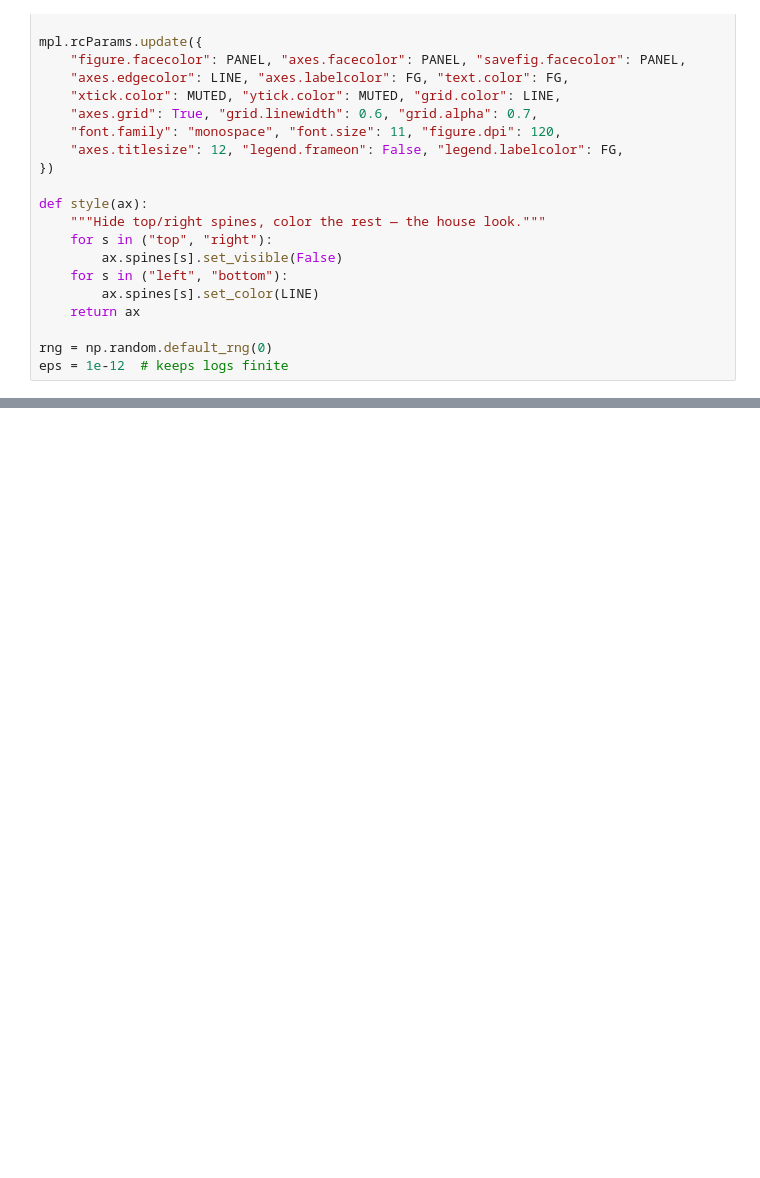
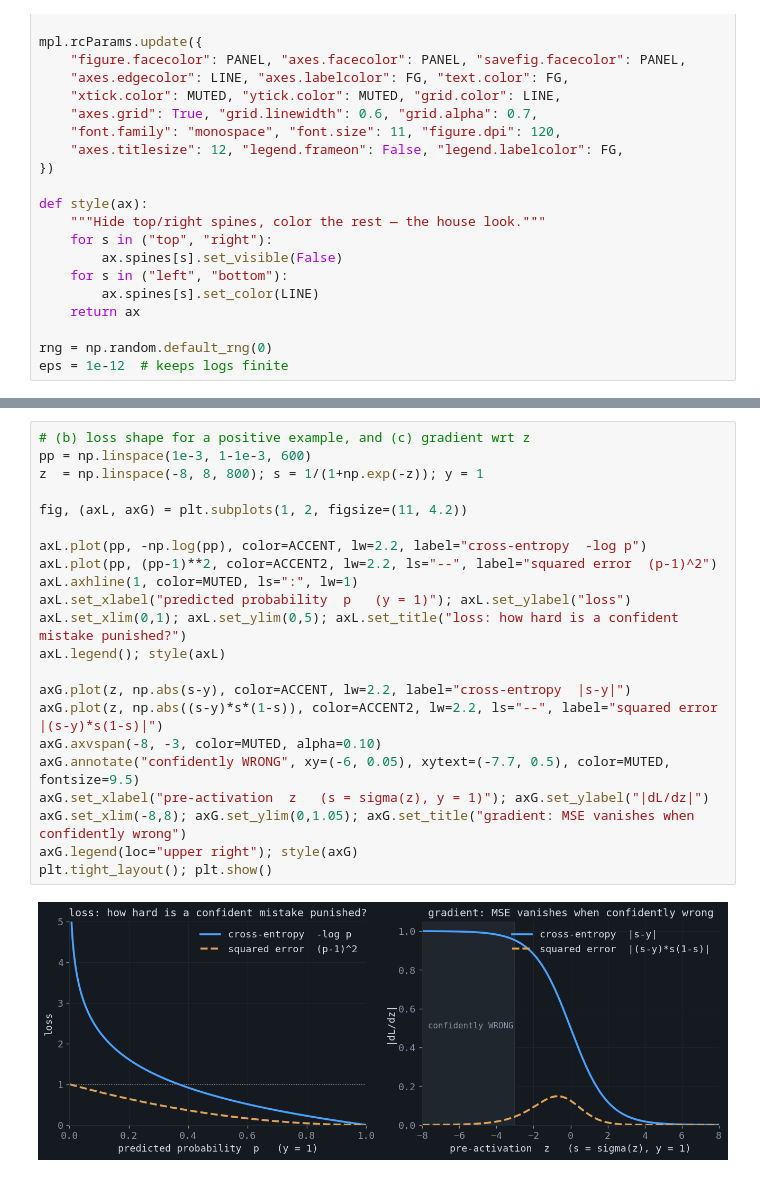
Before and after one commit to mmkuznecov/mmkuznecov.github.io, a Jupyter notebook: posts/several-views-on-cross-entropy/artifacts/experiments.ipynb, the cells around one changed output, grey strips where cells are left out. Drawn from its saved outputs; the diff is of its cells as text; blank space fills up the shorter version.

```diff
--- a/posts/several-views-on-cross-entropy/artifacts/experiments.ipynb
+++ b/posts/several-views-on-cross-entropy/artifacts/experiments.ipynb
@@ -246,0 +225,24 @@ reverse  best fit: mu=3.50, sd=1.01  (narrow, locks onto one mode)
+# %%
+# (b) loss shape for a positive example, and (c) gradient wrt z
+pp = np.linspace(1e-3, 1-1e-3, 600)
+z  = np.linspace(-8, 8, 800); s = 1/(1+np.exp(-z)); y = 1
+
+fig, (axL, axG) = plt.subplots(1, 2, figsize=(11, 4.2))
+
+axL.plot(pp, -np.log(pp), color=ACCENT, lw=2.2, label="cross-entropy  -log p")
+axL.plot(pp, (pp-1)**2, color=ACCENT2, lw=2.2, ls="--", label="squared error  (p-1)^2")
+axL.axhline(1, color=MUTED, ls=":", lw=1)
+axL.set_xlabel("predicted probability  p   (y = 1)"); axL.set_ylabel("loss")
+axL.set_xlim(0,1); axL.set_ylim(0,5); axL.set_title("loss: how hard is a confident mistake punished?")
+axL.legend(); style(axL)
+
+axG.plot(z, np.abs(s-y), color=ACCENT, lw=2.2, label="cross-entropy  |s-y|")
+axG.plot(z, np.abs((s-y)*s*(1-s)), color=ACCENT2, lw=2.2, ls="--", label="squared error  |(s-y)*s(1-s)|")
+axG.axvspan(-8, -3, color=MUTED, alpha=0.10)
+axG.annotate("confidently WRONG", xy=(-6, 0.05), xytext=(-7.7, 0.5), color=MUTED, fontsize=9.5)
+axG.set_xlabel("pre-activation  z   (s = sigma(z), y = 1)"); axG.set_ylabel("|dL/dz|")
+axG.set_xlim(-8,8); axG.set_ylim(0,1.05); axG.set_title("gradient: MSE vanishes when confidently wrong")
+axG.legend(loc="upper right"); style(axG)
+plt.tight_layout(); plt.show()
+# %% [output]
+[figure, added]
```
Also changed, not shown: parts of 14 cells of this notebook, 8 other files.
